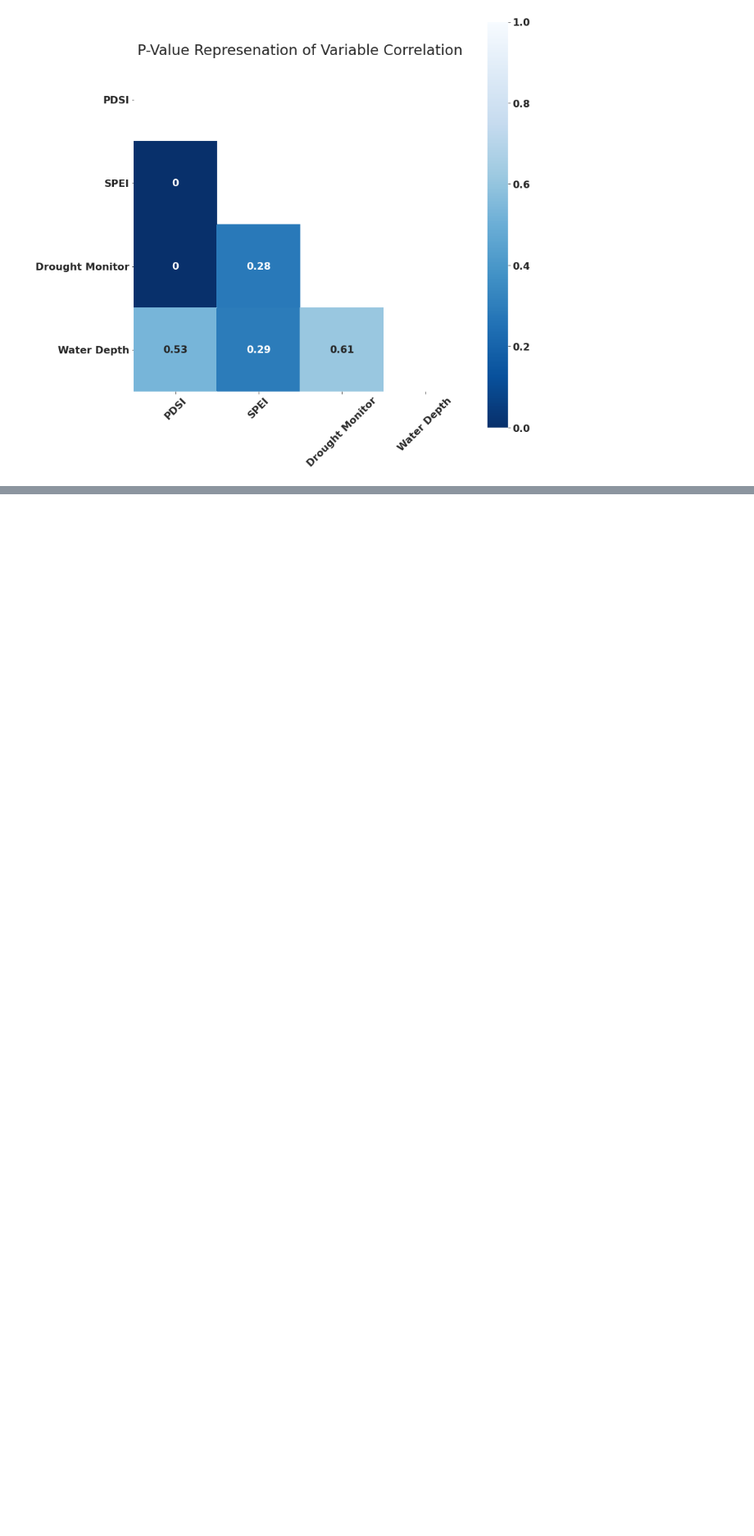
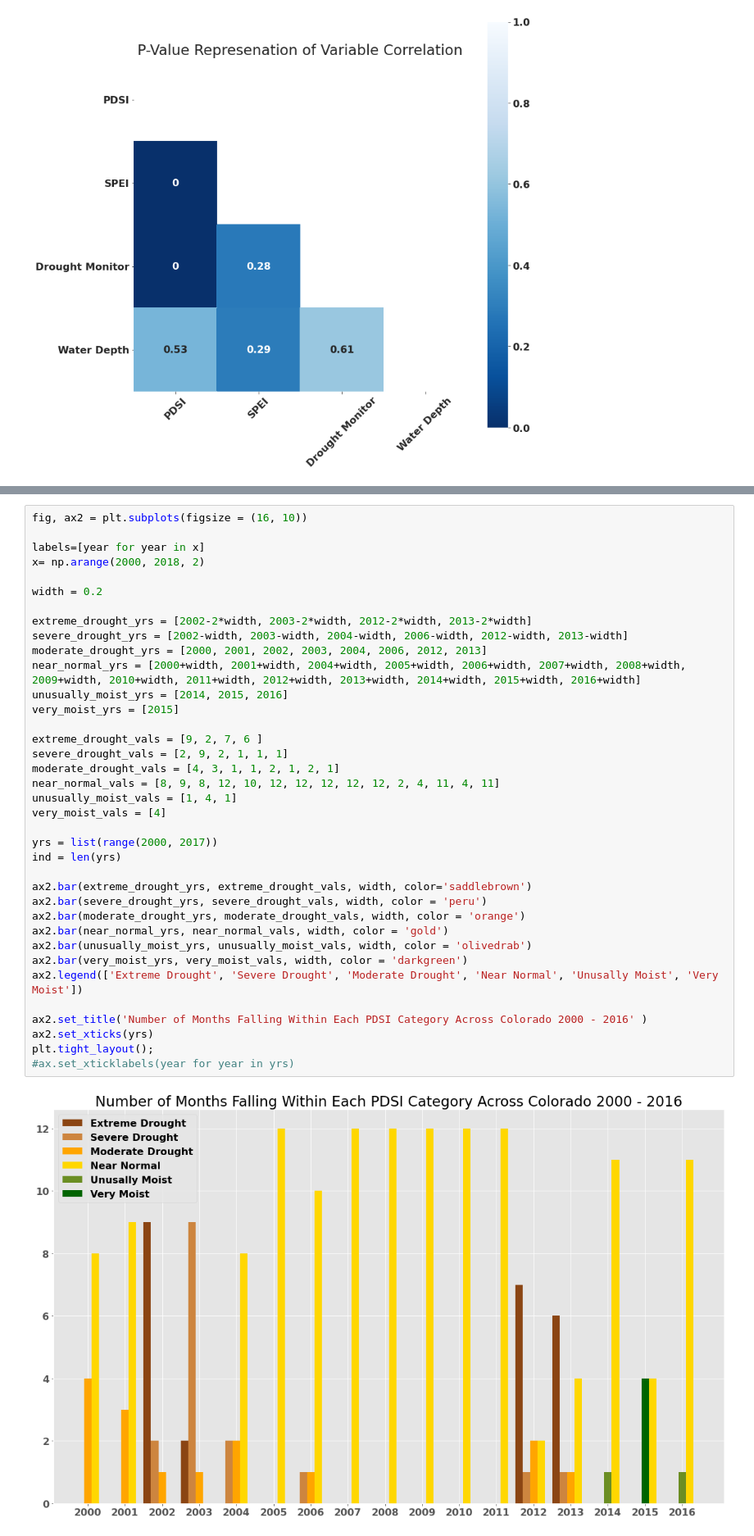
Before and after one commit to alex-truby/colorado_drought_study, a Jupyter notebook: notebooks/visual_eda.ipynb, the cells around one changed output, grey strips where cells are left out. Shown at 82% size. Cells and saved outputs as stored; diff of their text form; blank space fills up the shorter version.

```diff
--- a/notebooks/visual_eda.ipynb
+++ b/notebooks/visual_eda.ipynb
@@ -130,0 +160,39 @@ with sns.axes_style("white"):
+# %%
+fig, ax2 = plt.subplots(figsize = (16, 10))
+
+labels=[year for year in x]
+x= np.arange(2000, 2018, 2)
+
+width = 0.2
+
+extreme_drought_yrs = [2002-2*width, 2003-2*width, 2012-2*width, 2013-2*width]
+severe_drought_yrs = [2002-width, 2003-width, 2004-width, 2006-width, 2012-width, 2013-width]
+moderate_drought_yrs = [2000, 2001, 2002, 2003, 2004, 2006, 2012, 2013]
+near_normal_yrs = [2000+width, 2001+width, 2004+width, 2005+width, 2006+width, 2007+width, 2008+width, 2009+width, 2010+width, 2011+width, 2012+width, 2013+width, 2014+width, 2015+width, 2016+width]
+unusually_moist_yrs = [2014, 2015, 2016]
+very_moist_yrs = [2015]
+
+extreme_drought_vals = [9, 2, 7, 6 ]
+severe_drought_vals = [2, 9, 2, 1, 1, 1]
+moderate_drought_vals = [4, 3, 1, 1, 2, 1, 2, 1]
+near_normal_vals = [8, 9, 8, 12, 10, 12, 12, 12, 12, 12, 2, 4, 11, 4, 11]
+unusually_moist_vals = [1, 4, 1]
+very_moist_vals = [4]
+
+yrs = list(range(2000, 2017))
+ind = len(yrs)
+
+ax2.bar(extreme_drought_yrs, extreme_drought_vals, width, color='saddlebrown')
+ax2.bar(severe_drought_yrs, severe_drought_vals, width, color = 'peru')
+ax2.bar(moderate_drought_yrs, moderate_drought_vals, width, color = 'orange')
+ax2.bar(near_normal_yrs, near_normal_vals, width, color = 'gold')
+ax2.bar(unusually_moist_yrs, unusually_moist_vals, width, color = 'olivedrab')
+ax2.bar(very_moist_yrs, very_moist_vals, width, color = 'darkgreen')
+ax2.legend(['Extreme Drought', 'Severe Drought', 'Moderate Drought', 'Near Normal', 'Unusally Moist', 'Very Moist'])
+
+ax2.set_title('Number of Months Falling Within Each PDSI Category Across Colorado 2000 - 2016' )
+ax2.set_xticks(yrs)
+plt.tight_layout();
+#ax.set_xticklabels(year for year in yrs)
+# %% [output]
+[figure, added]
```
Also changed, not shown: parts of 7 cells of this notebook.
